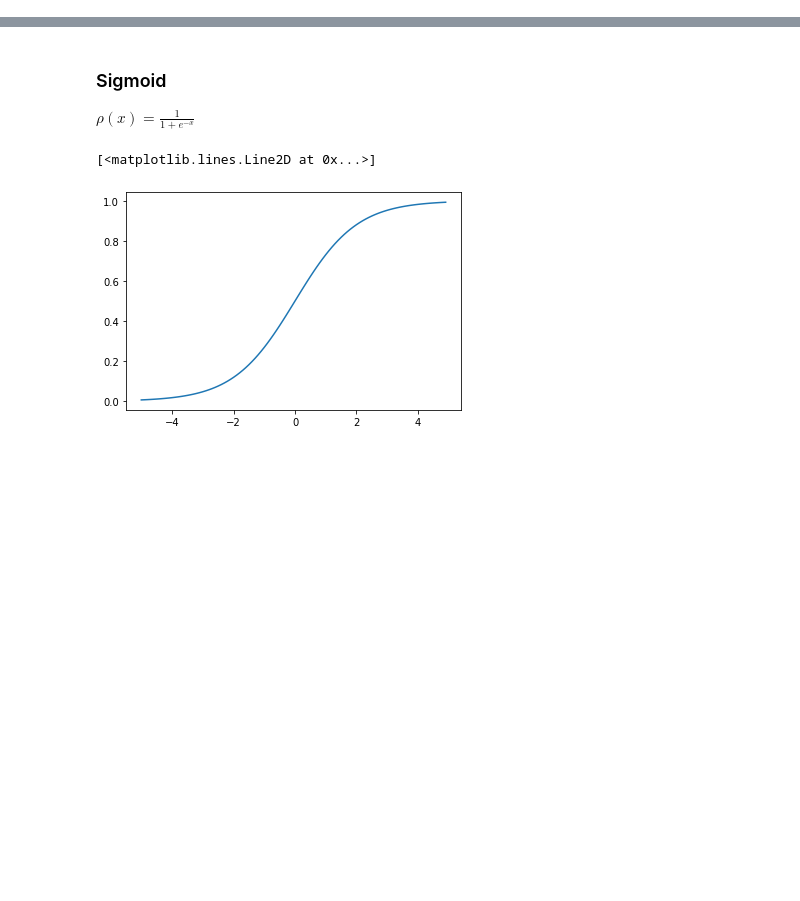
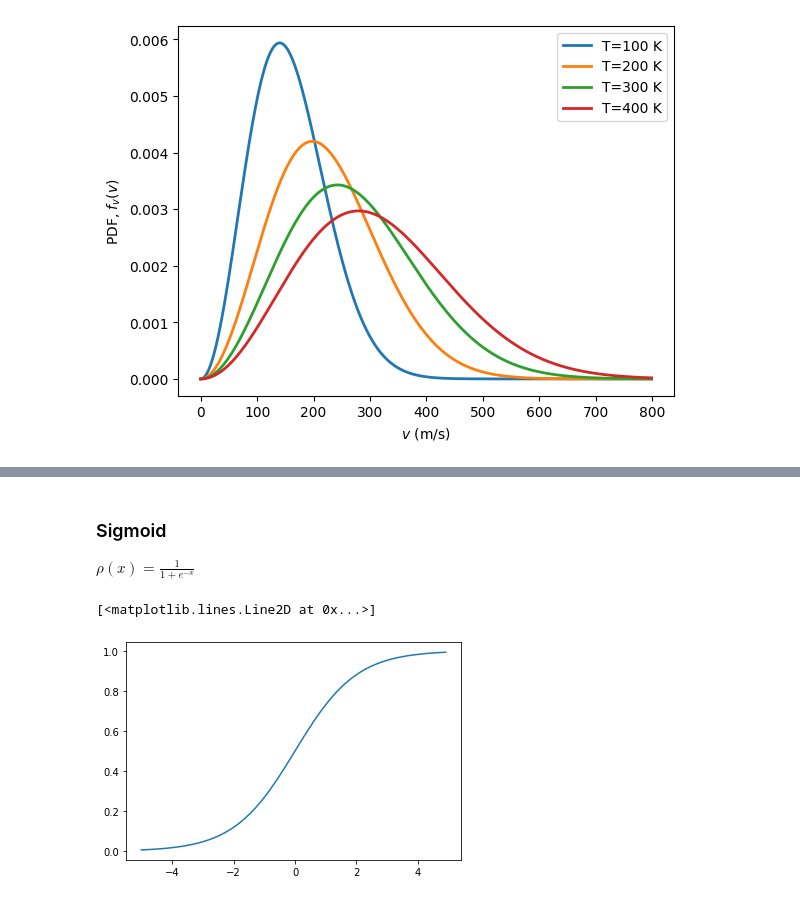
Before and after one commit to gdguerrerog/boltzman_machine_nn, a Jupyter notebook: MaquinasdeBoltzmann.ipynb, the cells around one changed output, grey strips where cells are left out. Cells and saved outputs as stored; diff of their text form; code cells hidden in the pictures; blank space fills up the shorter version.

```diff
--- a/MaquinasdeBoltzmann.ipynb
+++ b/MaquinasdeBoltzmann.ipynb
@@ -26,0 +44,25 @@ En la imagen las 3 unidades en azul son neuronas ocultas, y el resto son visible
+# %%
+from matplotlib import pyplot
+import numpy as np
+def MB_speed(v,m,T):
+    """ Maxwell-Boltzmann speed distribution for speeds """
+    kB = 1.38e-23
+    return (m/(2*np.pi*kB*T))**1.5 * 4*np.pi * v**2 * np.exp(-m*v**2/(2*kB*T))
+
+fig = pyplot.figure()
+ax = fig.add_subplot(111)
+
+v = np.arange(0,800,1)
+amu = 1.66e-27
+mass = 85*amu
+
+for T in [100,200,300,400]:
+    fv = MB_speed(v,mass,T)
+    ax.plot(v,fv,label='T='+str(T)+' K',lw=2)
+
+ax.legend(loc=0)
+ax.set_xlabel('$v$ (m/s)')
+ax.set_ylabel('PDF, $f_v(v)$')
+pyplot.draw()
+# %% [output]
+[figure, added]
```
Also changed, not shown: parts of 6 cells of this notebook.
